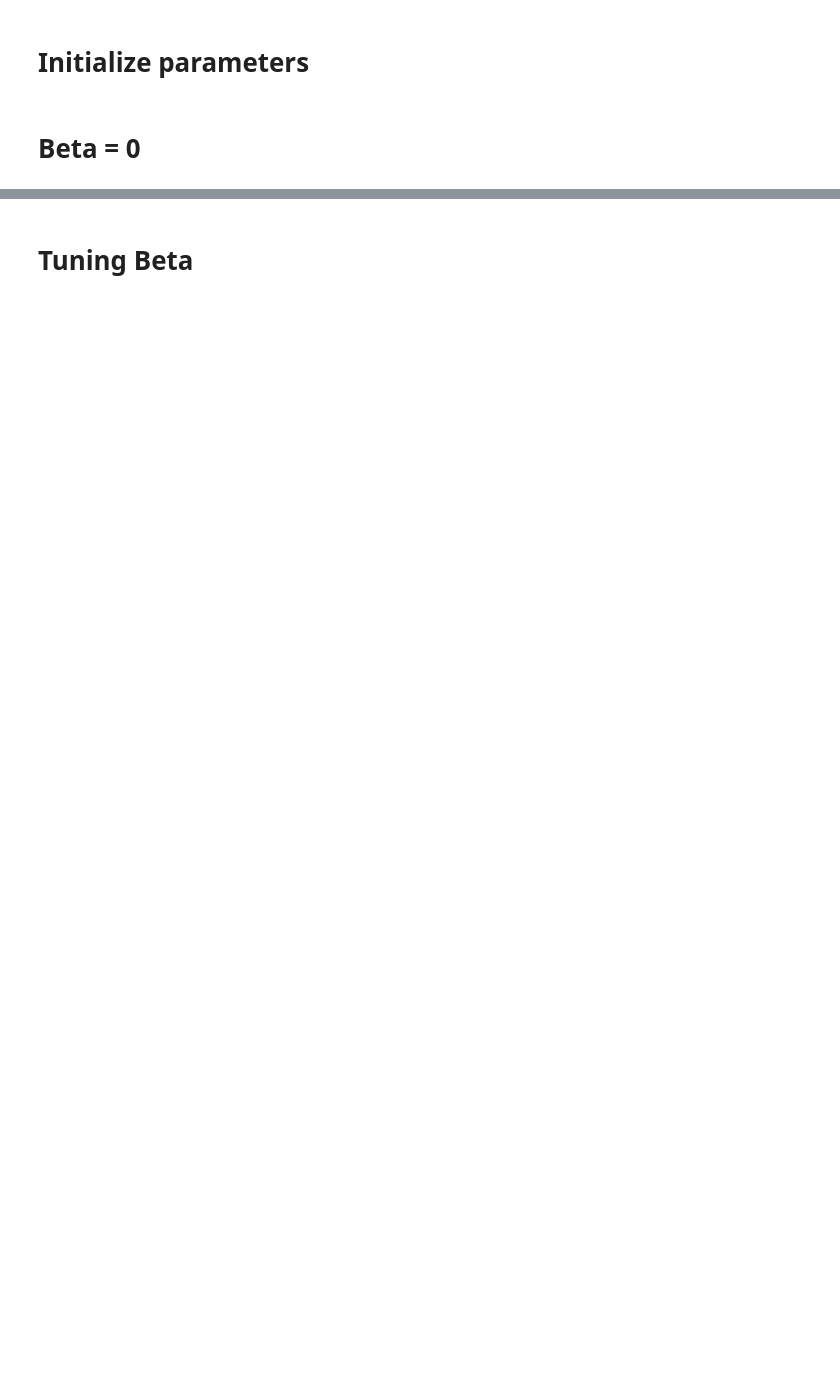
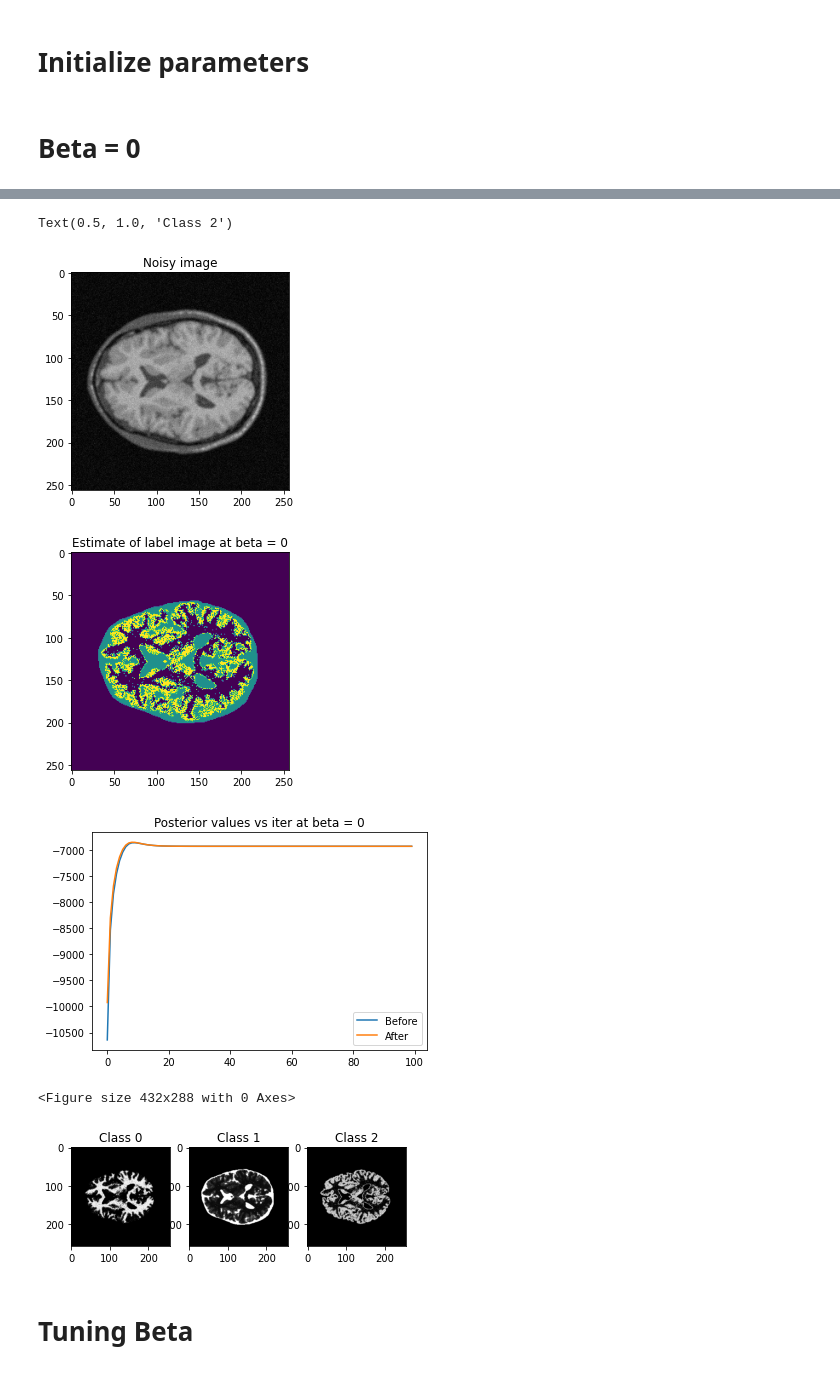
Before and after one commit to shreysingla11/MIC, a Jupyter notebook: Assignment-2/code/Q2/main.ipynb, the cells around one changed output, grey strips where cells are left out. Saved outputs shown, nothing was run; the diff lists cells and outputs as text; code cells hidden in the pictures; blank space fills up the shorter version.

```diff
--- a/Assignment-2/code/Q2/main.ipynb
+++ b/Assignment-2/code/Q2/main.ipynb
@@ -16,4 +16,4 @@ X_map_init,means_init,variances_init = initializeParams(image,imageMask)
 # %% [markdown]
 # Beta = 0
 # %%
-X_map, means, variances, memberships = getOptimalParams(image,imageMask,X_map_init,means_init,variances_init,0,max_iters=100)
+X_map, means, variances, memberships, posterior_values = getOptimalParams(image,imageMask,X_map_init,means_init,variances_init,0,max_iters=100)
@@ -20,18 +38,30 @@ X_map, means, variances, memberships = getOptimalParams(image,imageMask,X_map_in
 # %%
 plt.figure()
 plt.imshow(image,cmap='gray', vmin=0, vmax=1)
 plt.title('Noisy image')
 plt.figure()
 plt.imshow(X_map)
 plt.title('Estimate of label image at beta = 0')
 plt.figure()
+plt.plot(posterior_values[:,0],label='Before')
+plt.plot(posterior_values[:,1],label='After')
+plt.title('Posterior values vs iter at beta = 0')
+plt.legend()
+plt.figure()
 _,axis = plt.subplots(1,3)
 axis[0].imshow(memberships[:,:,0],cmap='gray', vmin=0, vmax=1)
 axis[0].set_title('Class 0')
 axis[1].imshow(memberships[:,:,1],cmap='gray', vmin=0, vmax=1)
 axis[1].set_title('Class 1')
 axis[2].imshow(memberships[:,:,2],cmap='gray', vmin=0, vmax=1)
 axis[2].set_title('Class 2')
+# %% [output]
+Text(0.5, 1.0, 'Class 2')
+[figure, added]
+[figure, added]
+[figure, added]
+<Figure size 432x288 with 0 Axes>
+[figure, added]
 # %% [markdown]
 # Tuning Beta
 # %%
```
Also changed, not shown: parts of 5 cells of this notebook, 11 other files.
